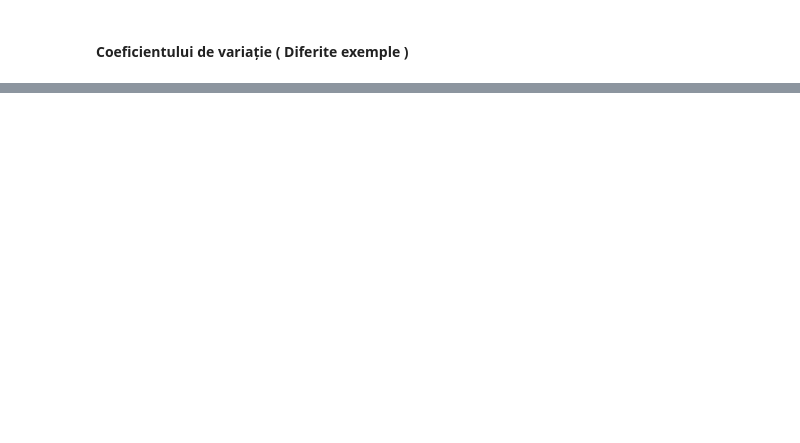
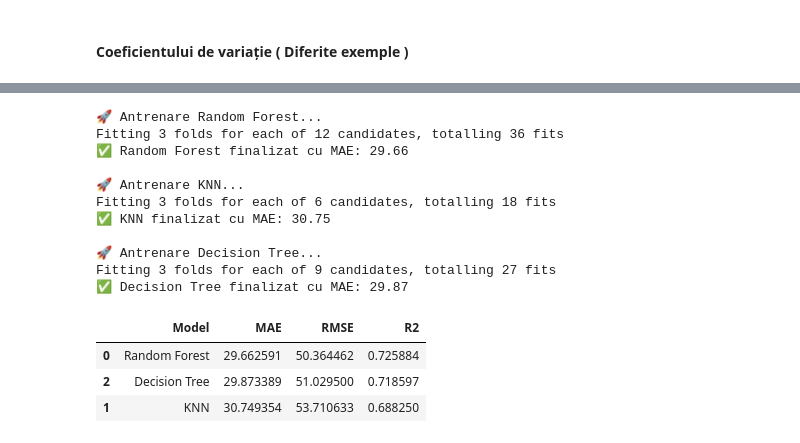
Before and after one commit to Copernicus12/Sisteme_Inteligente_-2025-, a Jupyter notebook: Electric_Vehicle_Population_Data.ipynb, the cells around one changed output, grey strips where cells are left out. Saved outputs shown, nothing was run; the diff lists cells and outputs as text; code cells hidden in the pictures; blank space fills up the shorter version.

```diff
--- a/Electric_Vehicle_Population_Data.ipynb
+++ b/Electric_Vehicle_Population_Data.ipynb
@@ -867,0 +960,52 @@ plt.show()
+# %%
+X_train, X_test, y_train, y_test = train_test_split(
+    X, y, test_size=0.3, random_state=42
+)
+
+results = []
+models_config = get_models_config()
+
+for name, config in models_config.items():
+    print(f"\n🚀 Antrenare {name}...")
+
+    gs = GridSearchCV(
+        estimator=config['model'],
+        param_grid=config['params'],
+        cv=3,
+        scoring='neg_mean_absolute_error',
+        n_jobs=-1,
+        verbose=1
+    )
+
+    gs.fit(X_train, y_train)
+
+    y_pred = gs.best_estimator_.predict(X_test)
+    results.append({
+        'Model': name,
+        'Best Params': gs.best_params_,
+        'MAE': mean_absolute_error(y_test, y_pred),
+        'RMSE': np.sqrt(mean_squared_error(y_test, y_pred)),
+        'R2': r2_score(y_test, y_pred),
+        'Model Object': gs.best_estimator_
+    })
+
+    print(f"✅ {name} finalizat cu MAE: {results[-1]['MAE']:.2f}")
+
+results_df = pd.DataFrame(results).sort_values('MAE')
+display(results_df[['Model', 'MAE', 'RMSE', 'R2']])
+# %% [output]
+🚀 Antrenare Random Forest...
+Fitting 3 folds for each of 12 candidates, totalling 36 fits
+✅ Random Forest finalizat cu MAE: 29.66
+
+🚀 Antrenare KNN...
+Fitting 3 folds for each of 6 candidates, totalling 18 fits
+✅ KNN finalizat cu MAE: 30.75
+
+🚀 Antrenare Decision Tree...
+Fitting 3 folds for each of 9 candidates, totalling 27 fits
+✅ Decision Tree finalizat cu MAE: 29.87
+|  | Model | MAE | RMSE | R2 |
+| 0 | Random Forest | 29.662591 | 50.364462 | 0.725884 |
+| 2 | Decision Tree | 29.873389 | 51.029500 | 0.718597 |
+| 1 | KNN | 30.749354 | 53.710633 | 0.688250 |
```
Also changed, not shown: parts of 24 cells of this notebook, 2 other files.
